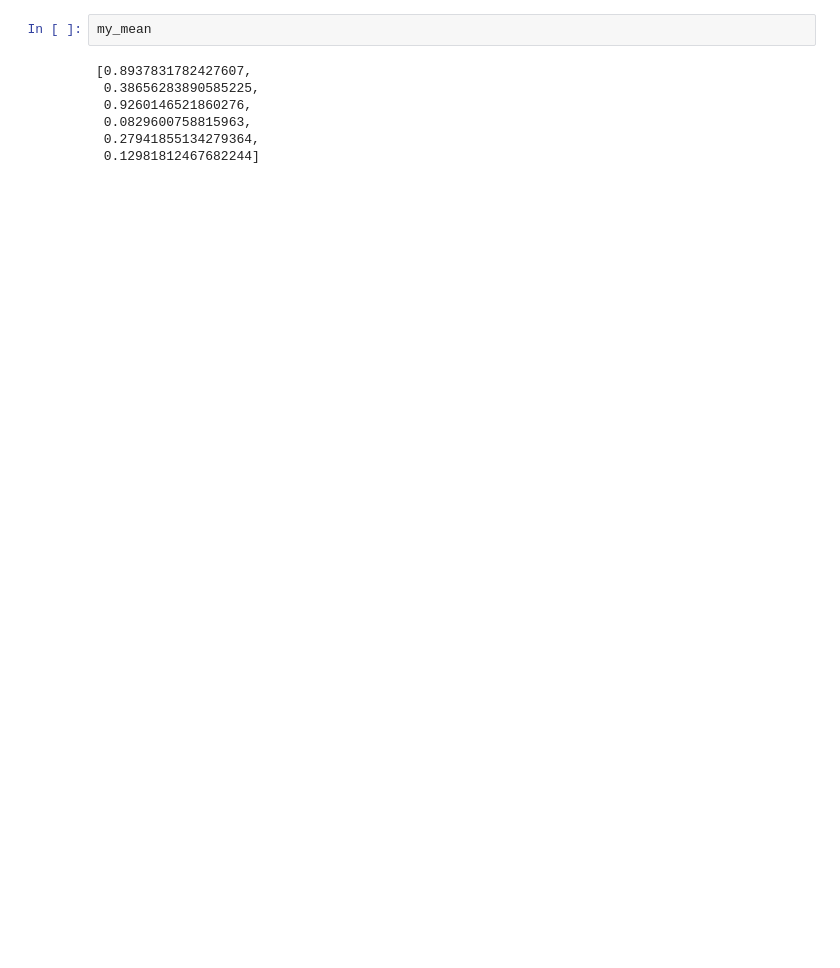
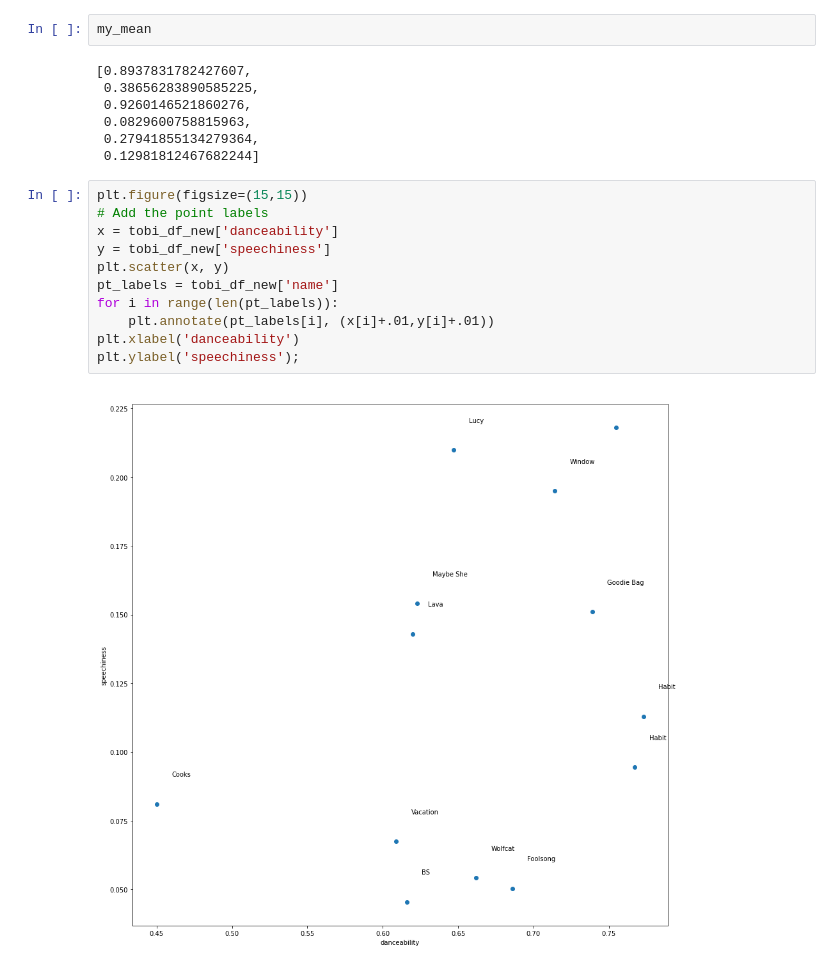
Before and after one commit to daviskeene/Personify, a Jupyter notebook: backend/utils/Song Analysis.ipynb, the cells around one changed output. Saved outputs shown, nothing was run; the diff lists cells and outputs as text; blank space fills up the shorter version.

```diff
--- a/backend/utils/Song Analysis.ipynb
+++ b/backend/utils/Song Analysis.ipynb
@@ -90,4 +101,17 @@ my_mean
  0.0829600758815963,
  0.27941855134279364,
  0.12981812467682244]
+# %%
+plt.figure(figsize=(15,15))
+# Add the point labels
+x = tobi_df_new['danceability']
+y = tobi_df_new['speechiness']
+plt.scatter(x, y)
+pt_labels = tobi_df_new['name']
+for i in range(len(pt_labels)):
+    plt.annotate(pt_labels[i], (x[i]+.01,y[i]+.01))
+plt.xlabel('danceability')
+plt.ylabel('speechiness');
+# %% [output]
+[figure, added]
 # %%
```
Also changed, not shown: parts of 8 cells of this notebook, 1 other file.
